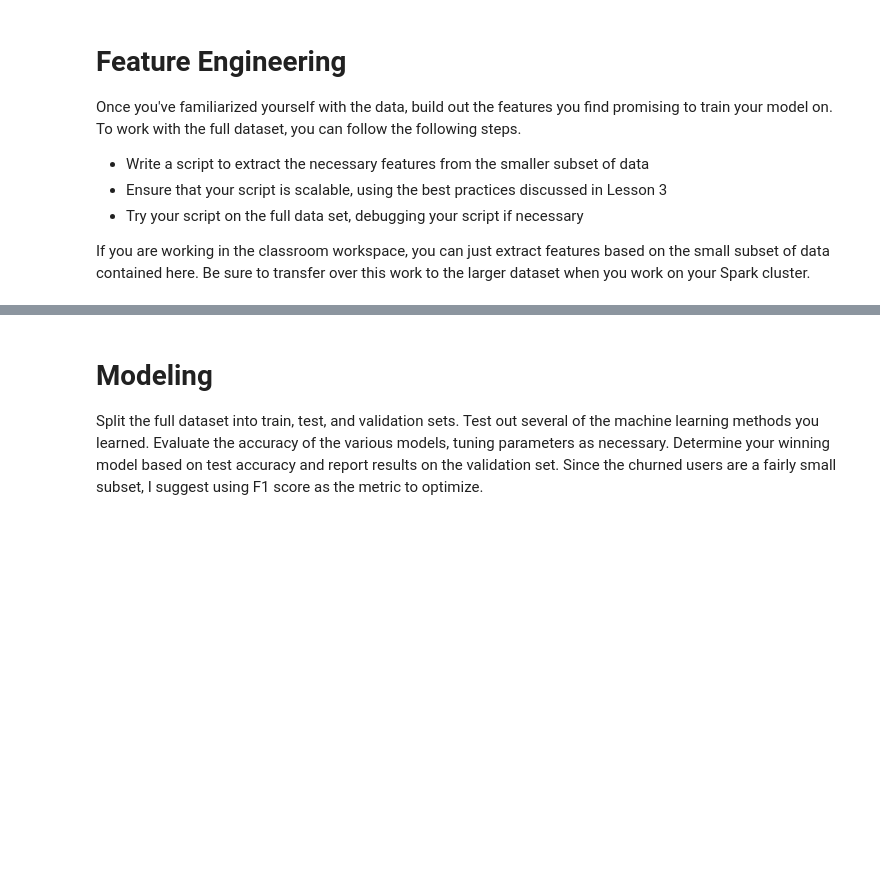
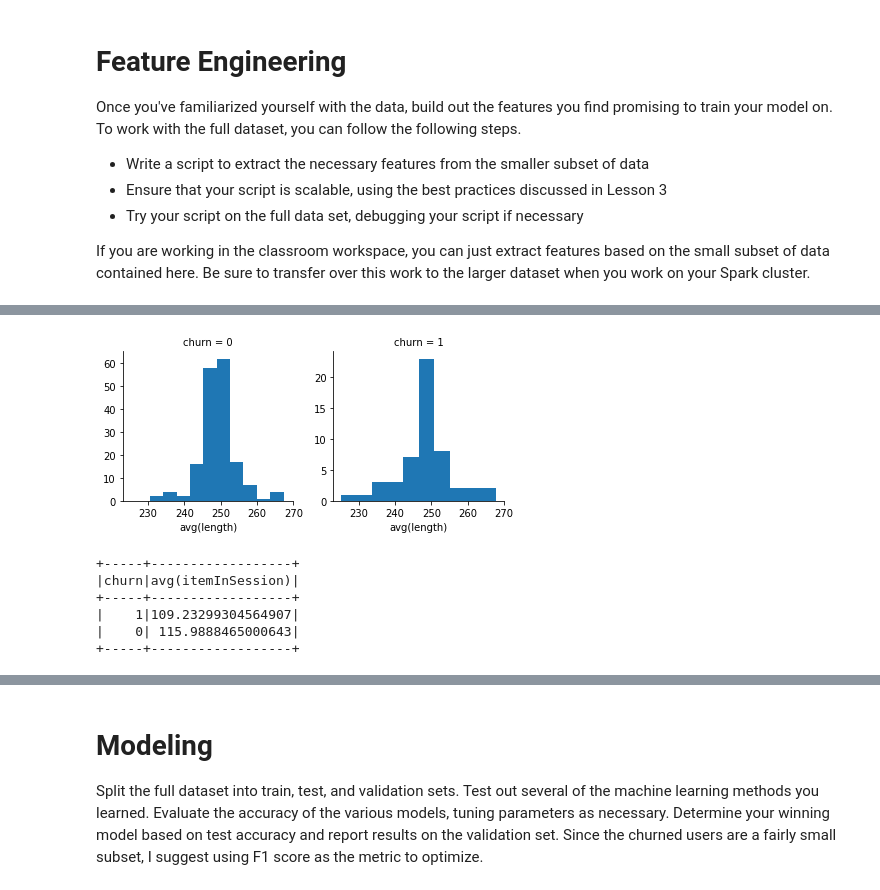
Before and after one commit to mathubhalan/sparkify-DSND, a Jupyter notebook: Sparkify.ipynb, the cells around one changed output, grey strips where cells are left out. Cells and saved outputs as stored; diff of their text form; code cells hidden in the pictures; blank space fills up the shorter version.

```diff
--- a/Sparkify.ipynb
+++ b/Sparkify.ipynb
@@ -26,7 +26,7 @@ import datetime
 # Create the spark session and load the dataframe
 spark = SparkSession \
     .builder \
-    .appName("Churn Analysis") \
+    .appName("Sparkify Churn Analysis") \
     .getOrCreate()
 # %% [markdown]
 # Load and Clean Dataset
@@ -211,0 +327,22 @@ If you are working in the classroom workspace, you can just extract features bas
+# %%
+# get the average length for every user, keeping the churn information and transform to a Pandas dataframe
+length_df = joined_df.groupBy(['userId', 'churn']).avg('length').toPandas()
+# %%
+#Data Viz for thr Avg Length
+facet_dict={}
+facet_dict['df']=length_df
+facet_dict['col']="churn"
+facet_dict['data']="avg(length)"
+sns_facet(facet_dict)
+# %% [output]
+[figure, added]
+# %%
+# The itemInSession variable, which represents the rank fo the song in the current sessionk
+joined_df.groupBy('churn').avg('itemInSession').show()
+# %% [output]
++-----+------------------+
+|churn|avg(itemInSession)|
++-----+------------------+
+|    1|109.23299304564907|
+|    0| 115.9888465000643|
++-----+------------------+
```
Also changed, not shown: parts of 31 cells of this notebook.
